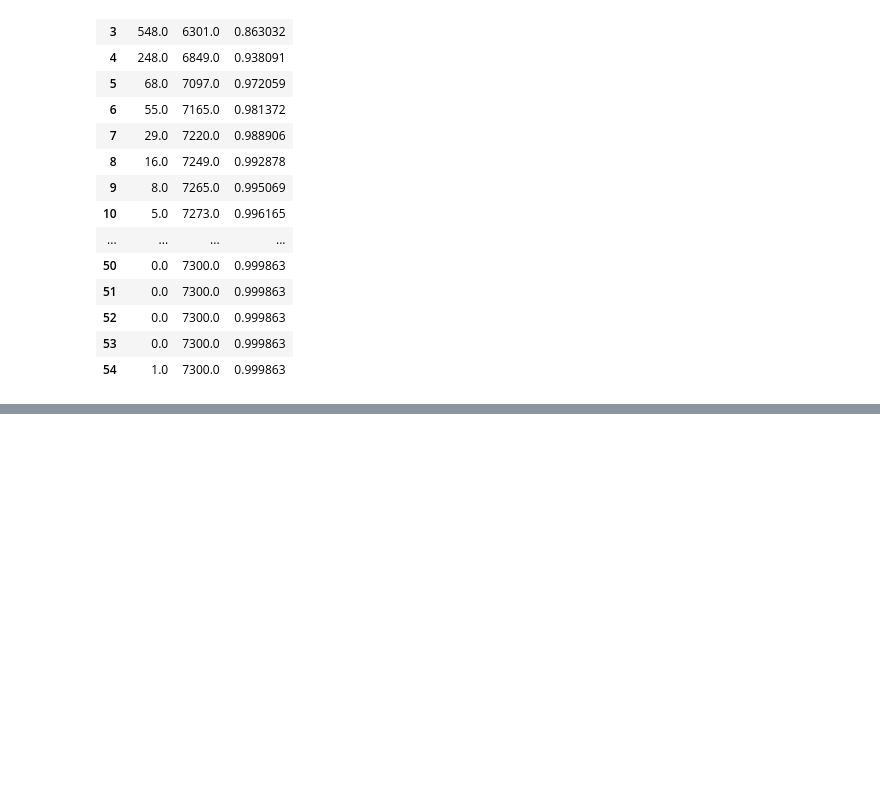
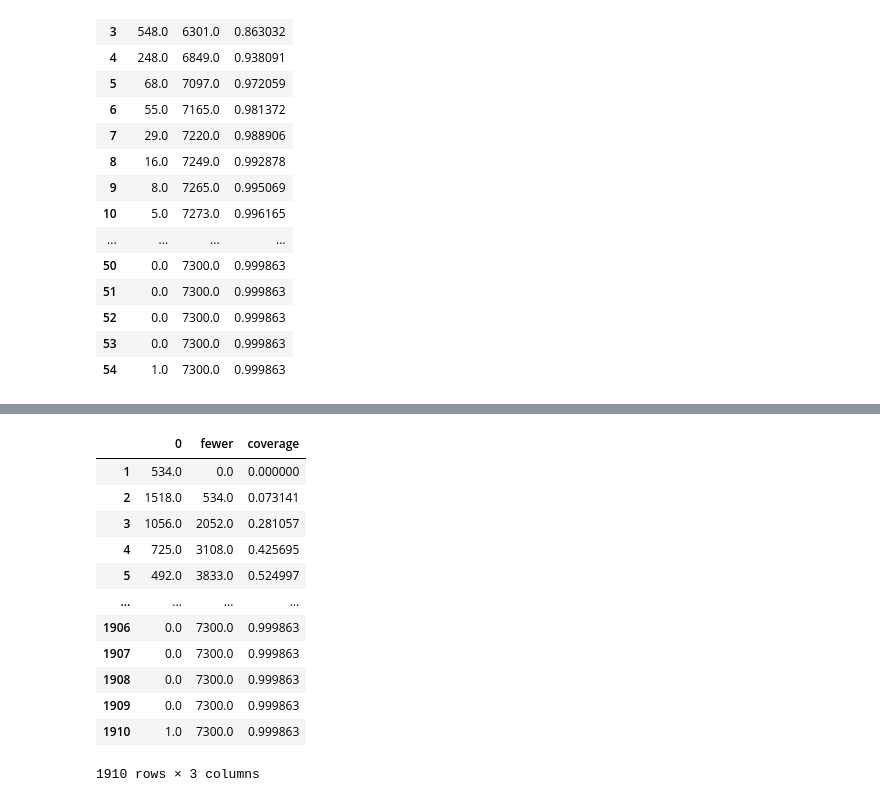
Before and after one commit to dmartmillan/OMEN, a Jupyter notebook: new_data/gene_patient_CADD.ipynb, the cells around one changed output, grey strips where cells are left out. Saved outputs shown, nothing was run; the diff lists cells and outputs as text; code cells hidden in the pictures; blank space fills up the shorter version.

```diff
--- a/new_data/gene_patient_CADD.ipynb
+++ b/new_data/gene_patient_CADD.ipynb
@@ -352,3 +403,9 @@ with open('coverage.pl', 'w') as f:
         f.write('gene_coverage_helper(\'' + i + '\',\'' + str(genes_df2._get_value(genes_df._get_value(i,0),'coverage')) + '\').')
         f.write('\n')
 f.close()
+# %%
+genes_df_corrected = genes_df
+for i in genes_df.index.values.tolist():
+    genes_df_corrected.at[i,0] = round(genes_df.at[i,0]*avg_found_lengths/genes_length[i])+1
+genes_df_corrected.sort_values(0,inplace = True,ascending=False)
+genes_df_corrected
@@ -354,0 +426,30 @@ f.close()
+# %%
+# Corrected for the length
+Max = genes_df_corrected.max(0)
+Max = int(Max)
+data = np.zeros(Max)
+index=np.int64(list(range(1,Max+1)))
+genes_df2_corrected = pd.DataFrame(data, index=index)
+for i in genes_df_corrected.index:
+    a = genes_df2_corrected._get_value(genes_df_corrected._get_value(i,0),0)
+    genes_df2_corrected._set_value(genes_df_corrected._get_value(i,0),0,a+1)
+l = []
+for i in range(Max):
+    l.append((genes_df2_corrected.to_numpy()[0:i]).sum())
+genes_df2_corrected['fewer'] = l
+genes_df2_corrected['coverage'] = genes_df2_corrected['fewer']/len(genes_df_corrected)
+genes_df2_corrected
+# %% [output]
+|  | 0 | fewer | coverage |
+| 1 | 534.0 | 0.0 | 0.000000 |
+| 2 | 1518.0 | 534.0 | 0.073141 |
+| 3 | 1056.0 | 2052.0 | 0.281057 |
+| 4 | 725.0 | 3108.0 | 0.425695 |
+| 5 | 492.0 | 3833.0 | 0.524997 |
+| ... | ... | ... | ... |
+| 1906 | 0.0 | 7300.0 | 0.999863 |
+| 1907 | 0.0 | 7300.0 | 0.999863 |
+| 1908 | 0.0 | 7300.0 | 0.999863 |
+| 1909 | 0.0 | 7300.0 | 0.999863 |
+| 1910 | 1.0 | 7300.0 | 0.999863 |
+1910 rows × 3 columns
```
Also changed, not shown: parts of 10 cells of this notebook, 1 other file.
